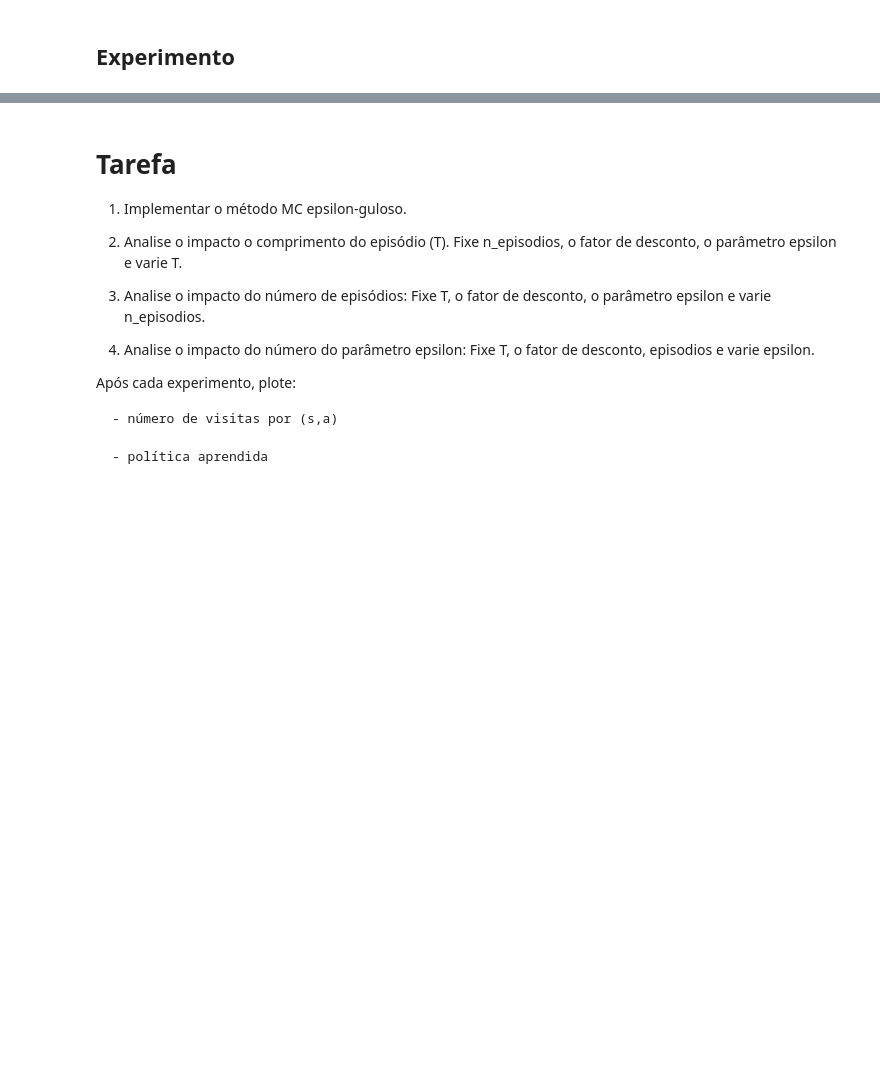
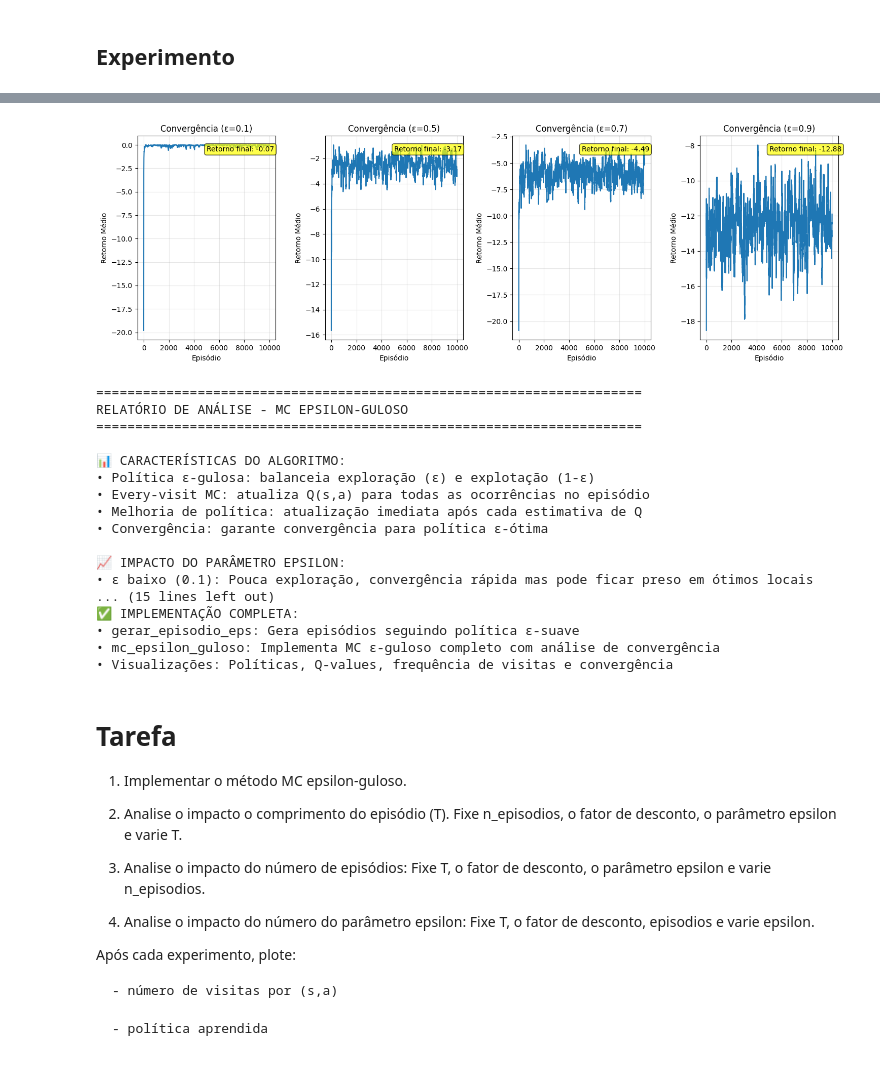
Before and after one commit to danluan/rl-labs, a Jupyter notebook: lab-6/lab_6_MC_epsilon_guloso.ipynb, the cells around one changed output, grey strips where cells are left out. Saved outputs shown, nothing was run; the diff lists cells and outputs as text; code cells hidden in the pictures; blank space fills up the shorter version.

```diff
--- a/lab-6/lab_6_MC_epsilon_guloso.ipynb
+++ b/lab-6/lab_6_MC_epsilon_guloso.ipynb
@@ -516,3 +661,83 @@ plot_visitas_log(n_visitas)
+# %%
+# Análise da convergência dos retornos para diferentes valores de epsilon
+plt.figure(figsize=(15, 5))
+
+for i, eps in enumerate(epsilon_values):
+    plt.subplot(1, len(epsilon_values), i+1)
+    retornos_eps = resultados_epsilon[eps][3]
+
+    # Suaviza os retornos para melhor visualização
+    window = 50
+    if len(retornos_eps) >= window:
+        retornos_suavizados = [np.mean(retornos_eps[max(0, j-window):j+1]) for j in range(len(retornos_eps))]
+        plt.plot(retornos_suavizados, label=f'ε={eps}')
+
+    plt.title(f"Convergência (ε={eps})")
+    plt.xlabel("Episódio")
+    plt.ylabel("Retorno Médio")
+    plt.grid(alpha=0.3)
+
+    # Mostra o retorno médio final
+    final_return = np.mean(retornos_eps[-100:])
+    plt.text(0.5, 0.95, f'Retorno final: {final_return:.2f}',
+             transform=plt.gca().transAxes,
+             bbox=dict(boxstyle="round,pad=0.3", facecolor="yellow", alpha=0.7),
+             verticalalignment='top')
+
+plt.tight_layout()
+plt.show()
+
+print("\n" + "=" * 70)
+print("RELATÓRIO DE ANÁLISE - MC EPSILON-GULOSO")
+print("=" * 70)
+
+print("\n📊 CARACTERÍSTICAS DO ALGORITMO:")
+print("• Política ε-gulosa: balanceia exploração (ε) e explotação (1-ε)")
+print("• Every-visit MC: atualiza Q(s,a) para todas as ocorrências no episódio")
+print("• Melhoria de política: atualização imediata após cada estimativa de Q")
+print("• Convergência: garante convergência para política ε-ótima")
+
+print("\n📈 IMPACTO DO PARÂMETRO EPSILON:")
+print("• ε baixo (0.1): Pouca exploração, convergência rápida mas pode ficar preso em ótimos locais")
+print("• ε médio (0.3): Bom equilíbrio entre exploração e explotação")
+print("• ε alto (0.5-0.7): Muita exploração, políticas menos estáveis")
+
+print("\n🎯 OBSERVAÇÕES PRINCIPAIS:")
+for eps in epsilon_values:
+    retornos_eps = resultados_epsilon[eps][3]
+    retorno_final = np.mean(retornos_eps[-100:])
+    std_final = np.std(retornos_eps[-100:])
+    print(f"• ε={eps}: Retorno médio = {retorno_final:.2f}, Desvio padrão = {std_final:.2f}")
+
+print("\n💡 CONCLUSÕES:")
+print("• MC ε-guloso é eficaz para problemas onde exploração contínua é necessária")
+print("• Trade-off exploration vs exploitation: ε ∈ [0.1, 0.3] geralmente funciona bem")
+print("• Algoritmo robusto e converge para políticas ε-ótimas")
+print("• Adequado para ambientes estocásticos ou com mudanças dinâmicas")
+
+print("\n✅ IMPLEMENTAÇÃO COMPLETA:")
+print("• gerar_episodio_eps: Gera episódios seguindo política ε-suave")
+print("• mc_epsilon_guloso: Implementa MC ε-guloso completo com análise de convergência")
+print("• Visualizações: Políticas, Q-values, frequência de visitas e convergência")
+# %% [output]
+[figure, added]
+======================================================================
+RELATÓRIO DE ANÁLISE - MC EPSILON-GULOSO
+======================================================================
+
+📊 CARACTERÍSTICAS DO ALGORITMO:
+• Política ε-gulosa: balanceia exploração (ε) e explotação (1-ε)
+• Every-visit MC: atualiza Q(s,a) para todas as ocorrências no episódio
+• Melhoria de política: atualização imediata após cada estimativa de Q
+• Convergência: garante convergência para política ε-ótima
+
+📈 IMPACTO DO PARÂMETRO EPSILON:
+• ε baixo (0.1): Pouca exploração, convergência rápida mas pode ficar preso em ótimos locais
+... (15 lines left out)
+✅ IMPLEMENTAÇÃO COMPLETA:
+• gerar_episodio_eps: Gera episódios seguindo política ε-suave
+• mc_epsilon_guloso: Implementa MC ε-guloso completo com análise de convergência
+• Visualizações: Políticas, Q-values, frequência de visitas e convergência
 # %% [markdown]
 # Tarefa
 1. Implementar o método MC epsilon-guloso.
```
Also changed, not shown: parts of 5 cells of this notebook, 1 other file.
